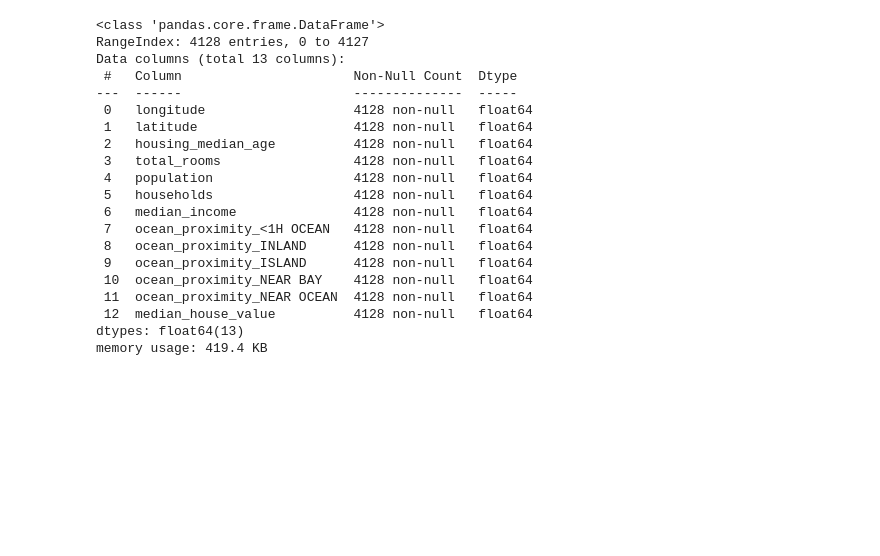
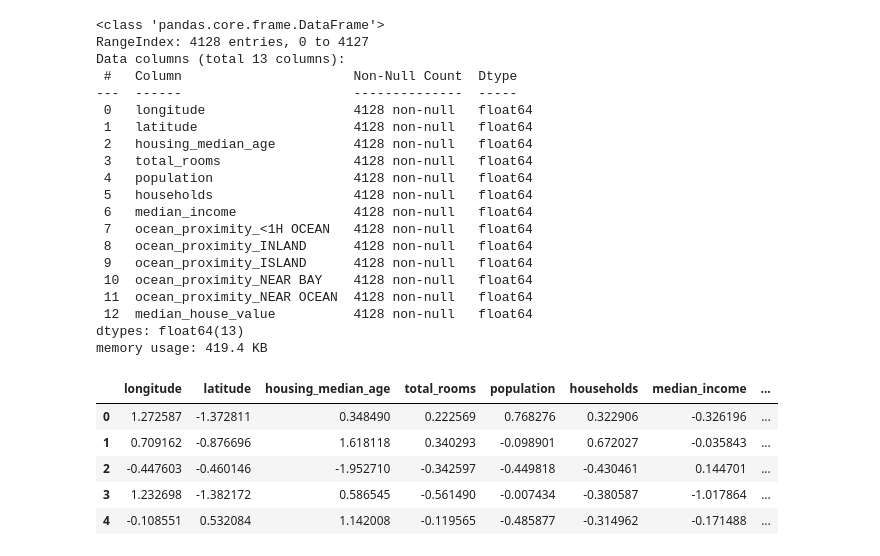
Before and after one commit to tahaftm/Hands-On-Machine-Learning-With-Scikit-Learn-and-Tensorflow, a Jupyter notebook: Chapter 5/Exercises/regression/Ridge regression.ipynb, the cells around one changed output. Cells and saved outputs as stored; diff of their text form; code cells hidden in the pictures; blank space fills up the shorter version.

Commit message:
Ridge regression model trained

```diff
--- a/Chapter 5/Exercises/regression/Ridge regression.ipynb
+++ b/Chapter 5/Exercises/regression/Ridge regression.ipynb
@@ -52,3 +52,13 @@ Data columns (total 13 columns):
  12  median_house_value          4128 non-null   float64
 dtypes: float64(13)
 memory usage: 419.4 KB
+# %%
+X_train = train_data.drop(labels = ['median_house_value'],axis = 1)
+X_train.head()
+# %% [output]
+|  | longitude | latitude | housing_median_age | total_rooms | population | households | median_income | ... |
+| 0 | 1.272587 | -1.372811 | 0.348490 | 0.222569 | 0.768276 | 0.322906 | -0.326196 | ... |
+| 1 | 0.709162 | -0.876696 | 1.618118 | 0.340293 | -0.098901 | 0.672027 | -0.035843 | ... |
+| 2 | -0.447603 | -0.460146 | -1.952710 | -0.342597 | -0.449818 | -0.430461 | 0.144701 | ... |
+| 3 | 1.232698 | -1.382172 | 0.586545 | -0.561490 | -0.007434 | -0.380587 | -1.017864 | ... |
+| 4 | -0.108551 | 0.532084 | 1.142008 | -0.119565 | -0.485877 | -0.314962 | -0.171488 | ... |
```
Also changed, not shown: parts of 9 cells of this notebook.
